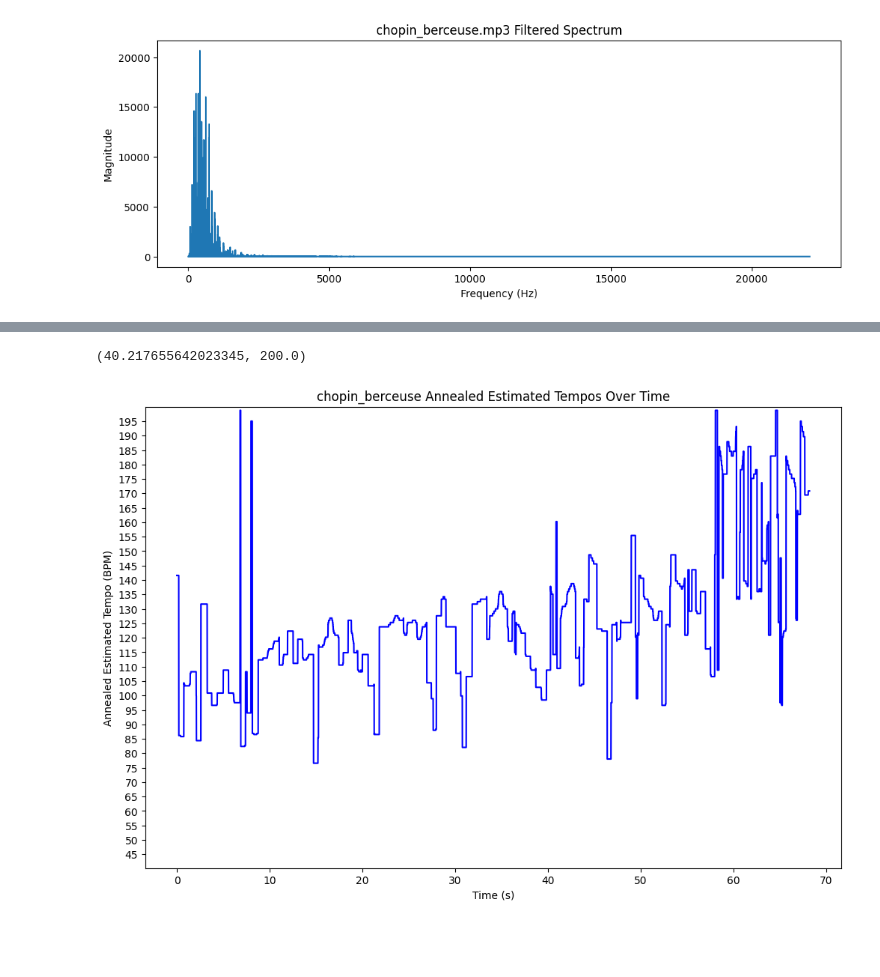
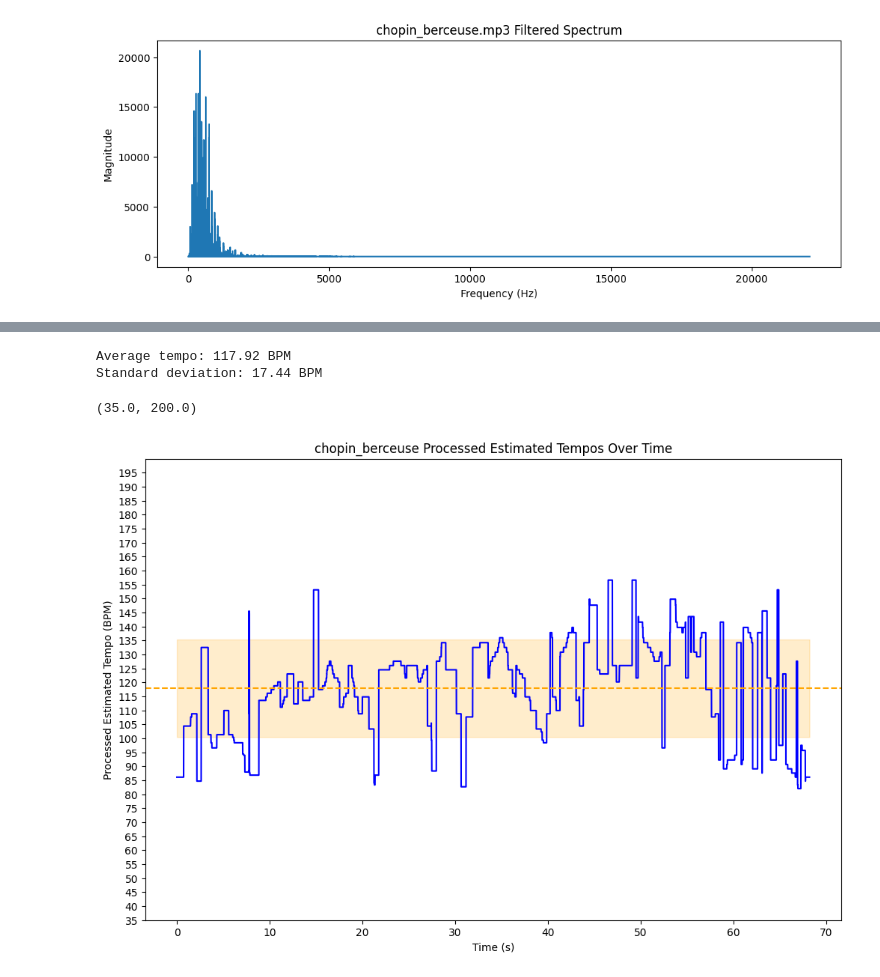
Before and after one commit to lkqiao/musical_accompanist, a Jupyter notebook: src/tempo_detect_nb.ipynb, the cells around one changed output, grey strips where cells are left out. Cells and saved outputs as stored; diff of their text form; code cells hidden in the pictures; blank space fills up the shorter version.

Commit message:
tempo estimate post processing

```diff
--- a/src/tempo_detect_nb.ipynb
+++ b/src/tempo_detect_nb.ipynb
@@ -139,12 +139,14 @@ Traditional Approach
 </div>
 # %%
 # define parameters
-hop_length = 128 # distance between frames
-win_dur = 1.5 # window duration in seconds
+hop_length = 256 # distance between frames
+win_dur = 2 # window duration in seconds
 
 time_res = hop_length/sr # temporal resolution
+freq_res = 1/win_dur # frequency resolution
 win_length = int((win_dur*sr)/hop_length) # window length in frames
 print(f'Temporal resolution: {time_res:.3f} s')
+print(f'Frequency resolution: {freq_res:.3f} Hz/bin')
 print(f'Window length: {win_length} frames')
 
 bandpass_high = 4000
@@ -153,7 +155,7 @@ lowpass_cutoff = 10000
 
 tempo_min = 35
 tempo_max = 200
-alpha = 0.05
+alpha = 0.075
 plot_tempogram = True
 
 peak_threshold = 0.3
@@ -337,17 +336,25 @@ def anneal_tempos(estim_tempos, a=0.5, b=0.5, p=0.01, max_iter=1000):
 # %%
-estim_tempos = anneal_tempos(estim_tempos, p=0, a=0.5, b=0.5)
+estim_tempos = process_tempos(estim_tempos, threshold=1)
+avg_tempo = np.mean(estim_tempos)
+std_tempo = np.std(estim_tempos)
+print(f'Average tempo: {avg_tempo:.2f} BPM')
+print(f'Standard deviation: {std_tempo:.2f} BPM')
 
 # plot estimated tempos vs time
 plt.figure(figsize=(12, 8))
 plt.plot(tempo_t, estim_tempos, color='b')
-plt.title(f'{name} Annealed Estimated Tempos Over Time')
+plt.title(f'{name} Processed Estimated Tempos Over Time')
+plt.axhline(float(avg_tempo), color='orange', linestyle='--', label=f'Avg: {avg_tempo:.2f} BPM')
+plt.fill_between(tempo_t, float(avg_tempo-std_tempo), float(avg_tempo+std_tempo), color='orange', alpha=0.2, label=f'Std: {std_tempo:.2f}')
 plt.xlabel('Time (s)')
-plt.ylabel('Annealed Estimated Tempo (BPM)')
+plt.ylabel('Processed Estimated Tempo (BPM)')
 plt.yticks(np.arange(int(fmin), int(fmax), 5))
 plt.ylim(fmin, fmax)
 # %% [output]
-(40.217655642023345, 200.0)
+Average tempo: 117.92 BPM
+Standard deviation: 17.44 BPM
+(35.0, 200.0)
-[figure, old version]
+[figure, new version]
 # %%
 # plot estimated tempos and original signal
 fig, ax1 = plt.subplots(figsize=(12, 4))
```
Also changed, not shown: parts of 14 cells of this notebook, 2 other files.
